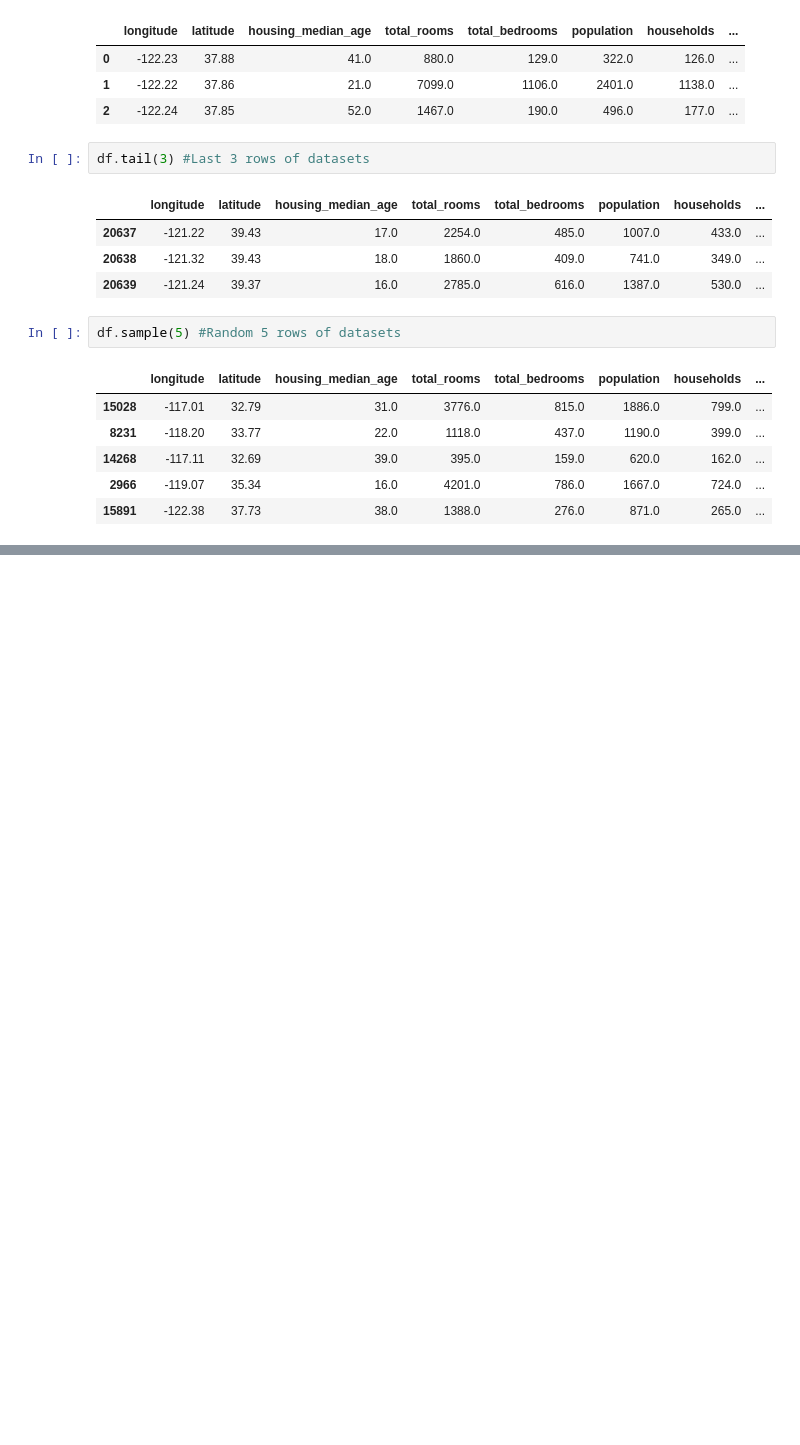
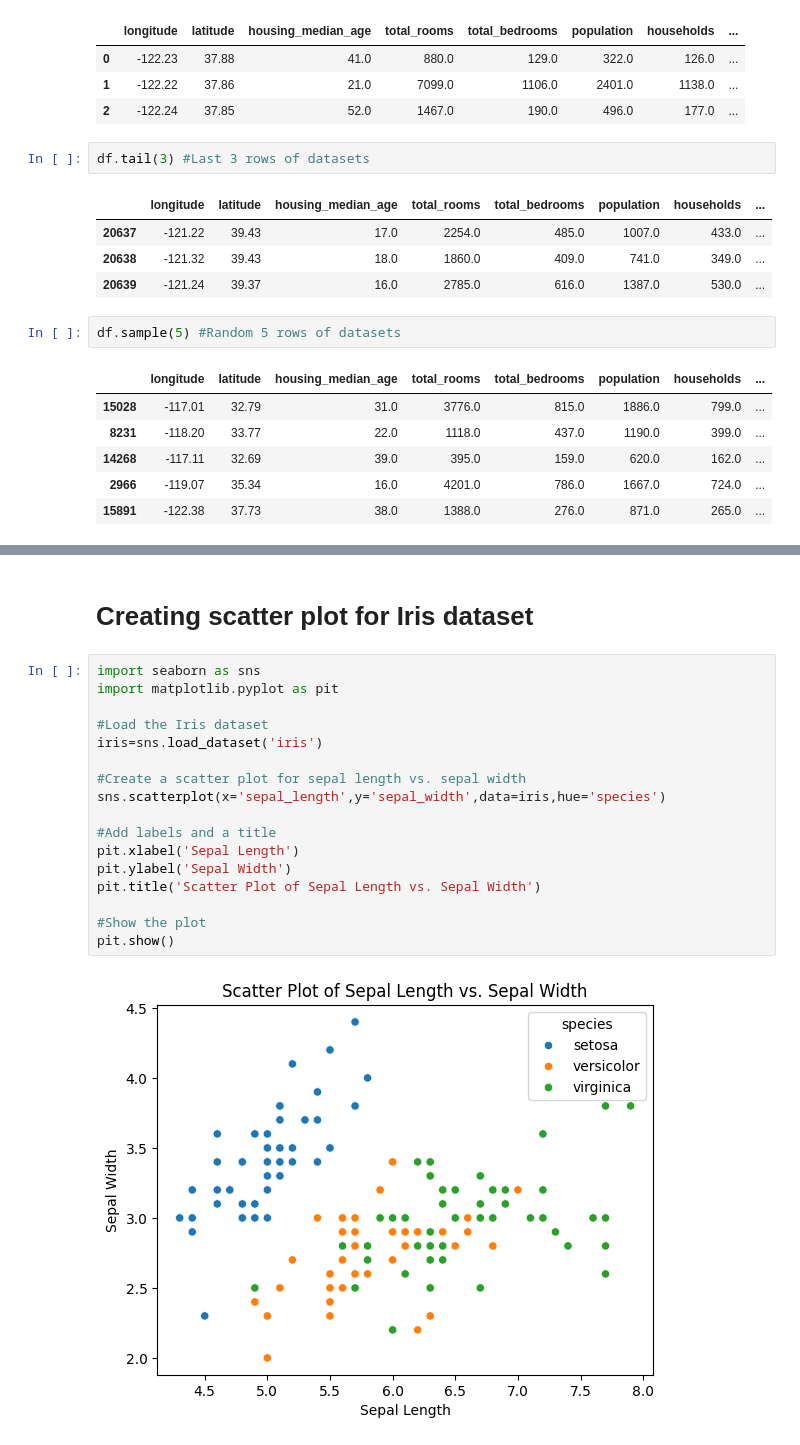
Before and after one commit to lhrong16/Data-Science, a Jupyter notebook: Kaggle2.ipynb, the cells around one changed output, grey strips where cells are left out. Cells and saved outputs as stored; diff of their text form; blank space fills up the shorter version.

```diff
--- a/Kaggle2.ipynb
+++ b/Kaggle2.ipynb
@@ -223,0 +313,21 @@ df.sample(5) #Random 5 rows of datasets
+# %% [markdown]
+# **Creating scatter plot for Iris dataset**
+# %%
+import seaborn as sns
+import matplotlib.pyplot as pit
+
+#Load the Iris dataset
+iris=sns.load_dataset('iris')
+
+#Create a scatter plot for sepal length vs. sepal width
+sns.scatterplot(x='sepal_length',y='sepal_width',data=iris,hue='species')
+
+#Add labels and a title
+pit.xlabel('Sepal Length')
+pit.ylabel('Sepal Width')
+pit.title('Scatter Plot of Sepal Length vs. Sepal Width')
+
+#Show the plot
+pit.show()
+# %% [output]
+[figure, added]
```
Also changed, not shown: parts of 6 cells of this notebook.
